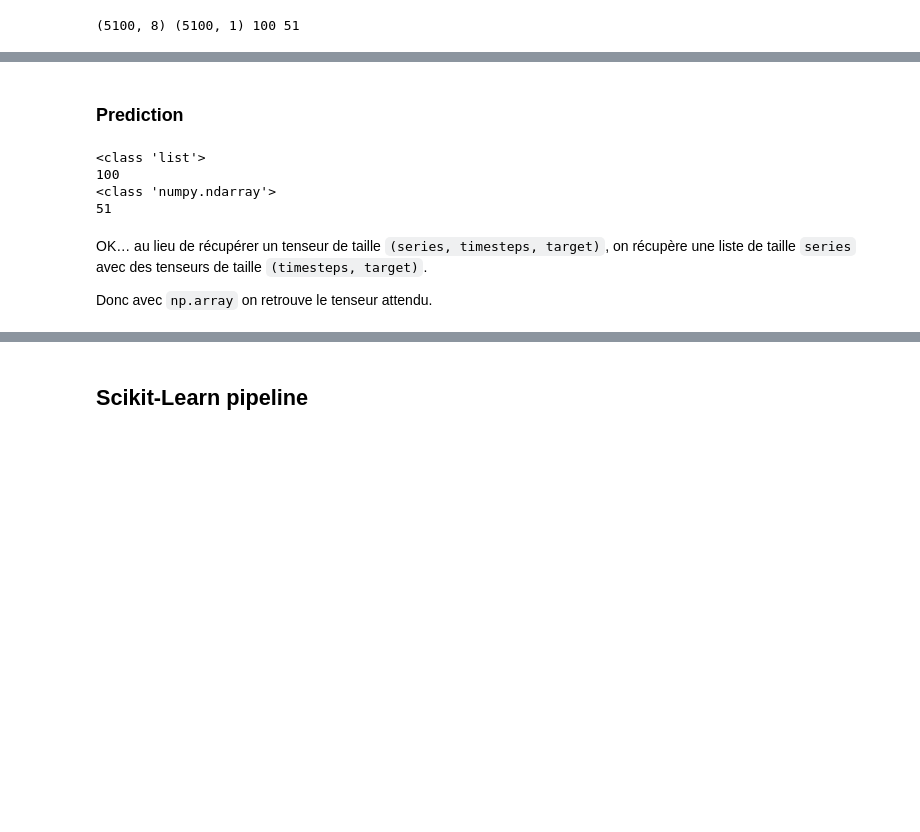
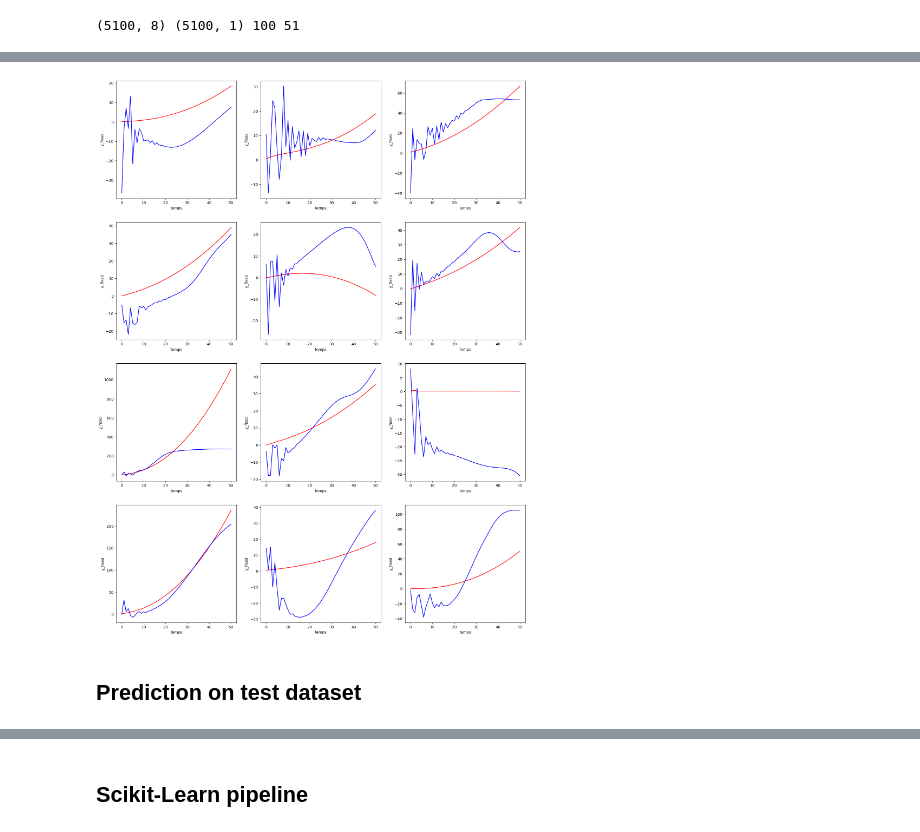
Before and after one commit to FrankwaP/subSISTM, a Jupyter notebook: models/Reservoirs/01_first_approach.ipynb, the cells around one changed output, grey strips where cells are left out. Cells and saved outputs as stored; diff of their text form; code cells hidden in the pictures; blank space fills up the shorter version.

```diff
--- a/models/Reservoirs/01_first_approach.ipynb
+++ b/models/Reservoirs/01_first_approach.ipynb
@@ -158,21 +210,41 @@ Fitting node Ridge-1...
+# %%
+data_train["y_check"] = y_check
+series_train = data_train[serie_column_name].unique()[:12]
+
+
+NCOLS = 3
+nrows = ceil(len(series_train) / NCOLS)
+
+
+f, ax = plt.subplots(
+    nrows=nrows,
+    ncols=NCOLS,
+    figsize=(6.5 * NCOLS, 6.5 * nrows),
+)
+
+for i_serie, serie in enumerate(series_train):
+    irow = i_serie // NCOLS
+    icol = i_serie % NCOLS
+    data_plot = data_train[data_train[serie_column_name] == serie]
+
+    sns.lineplot(
+        x=data_plot[timestep_column_name],
+        y=data_plot[y_labels[0]],
+        ax=ax[irow, icol],
+        color="red",
+    )
+    sns.lineplot(
+        x=data_plot[timestep_column_name],
+        y=data_plot["y_check"],
+        ax=ax[irow, icol],
+        color="blue",
+    )
+# %% [output]
+[figure, added]
 # %% [markdown]
-### Prediction
+## Prediction on test dataset
 # %%
 y_hat_3D = esn.run(x_test_3D)
-# %%
-print(type(y_hat_3D))
-print(len(y_hat_3D))
-print(type(y_hat_3D[0]))
-print(len(y_hat_3D[0]))
-# %% [output]
-<class 'list'>
-100
-<class 'numpy.ndarray'>
-51
-# %% [markdown]
-OK… au lieu de récupérer un tenseur de taille `(series, timesteps, target)`, on récupère une liste de taille `series` avec des tenseurs de taille `(timesteps, target)`.
-
-Donc avec `np.array` on retrouve le tenseur attendu.
 # %%
 y_hat_scaled = np.array(y_hat_3D).reshape([N_series_test * N_times_test, len(y_labels)])
 y_hat = y_scaler.inverse_transform(y_hat_scaled)
```
Also changed, not shown: parts of 23 cells of this notebook.
